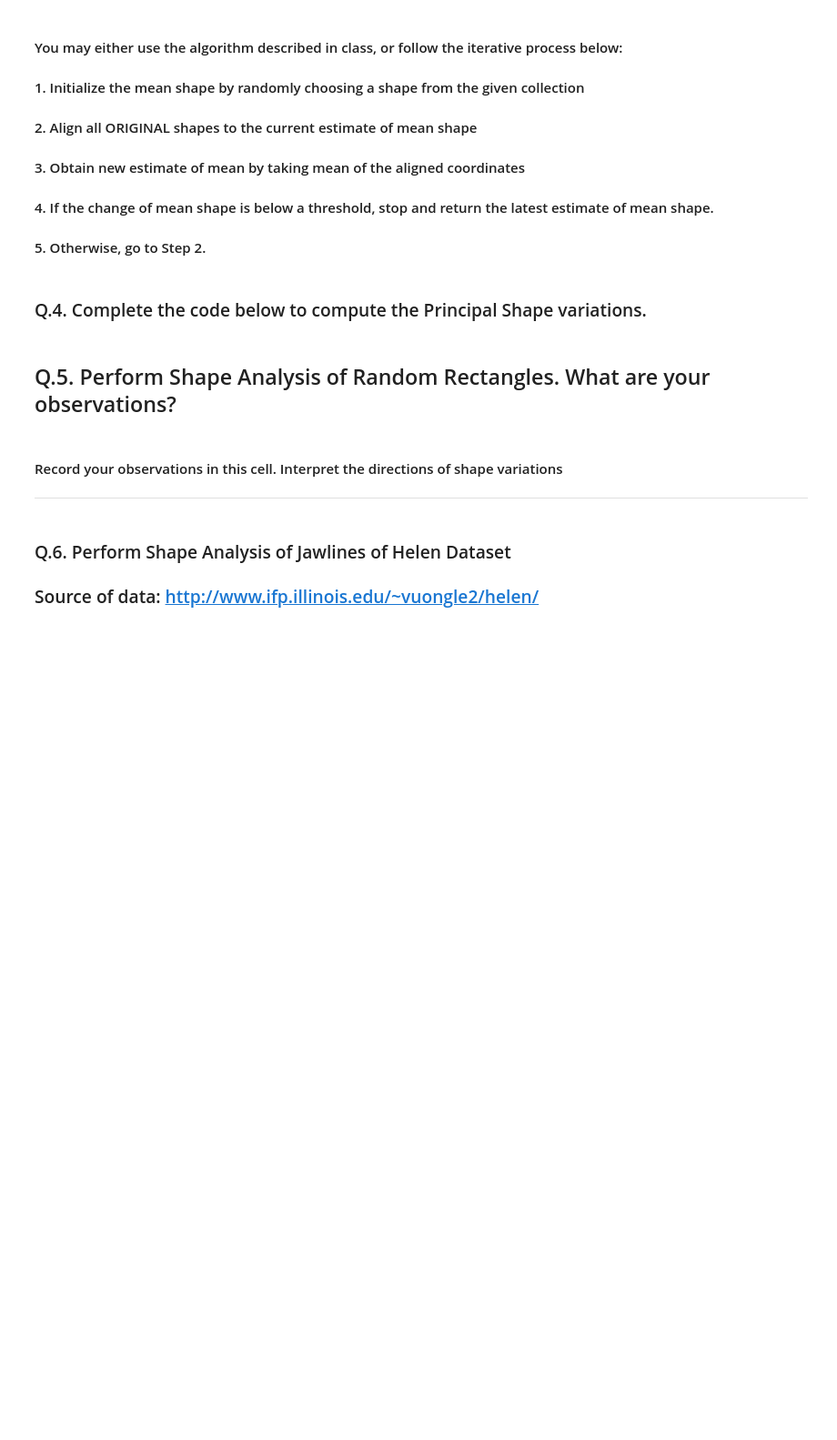
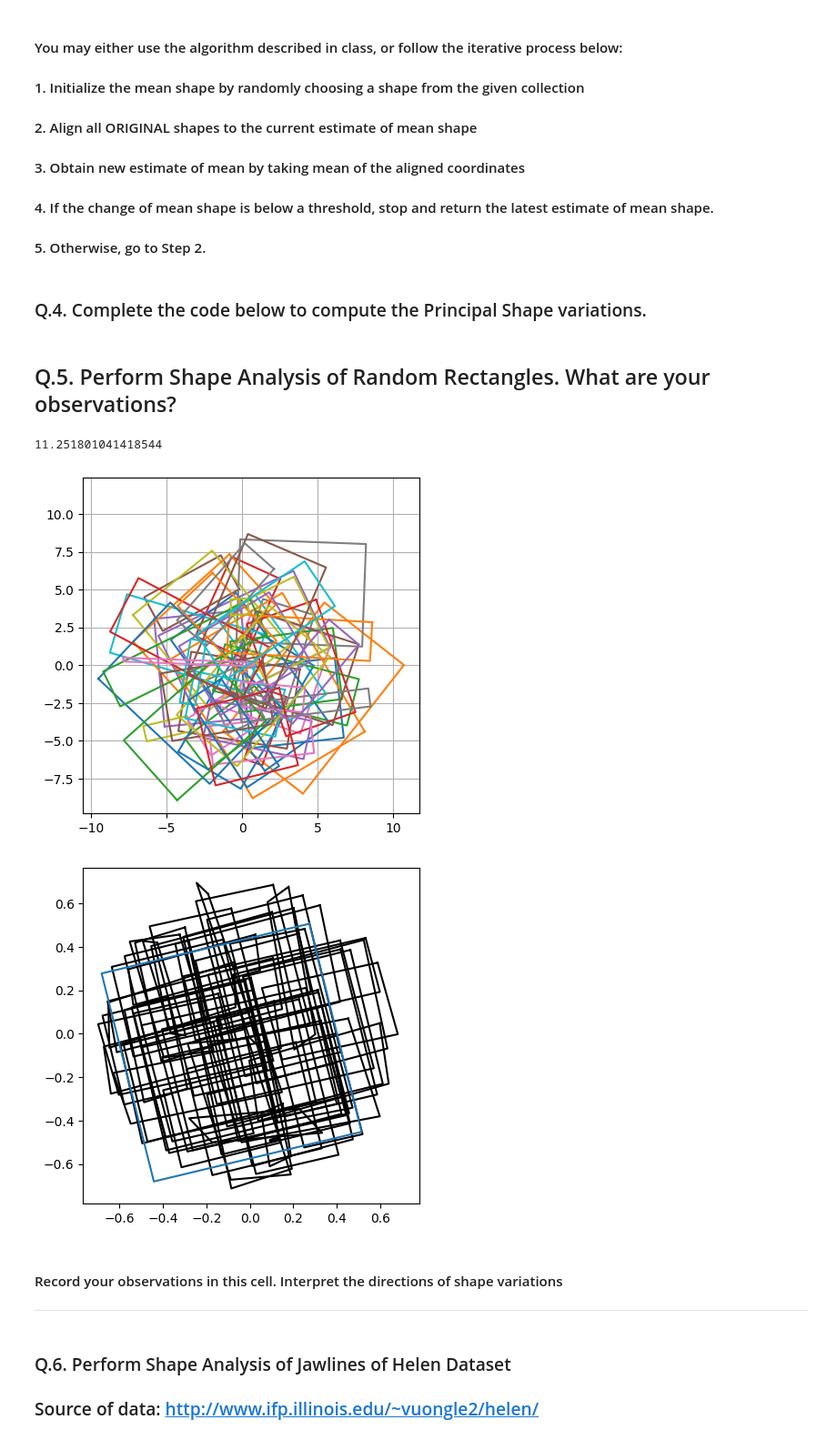
Before and after one commit to shahdhruv29/Computational-Shape-Modelling, a Jupyter notebook: Lab2.ipynb, the cells around one changed output. Shown at 91% size. Cells and saved outputs as stored; diff of their text form; code cells hidden in the pictures; blank space fills up the shorter version.

```diff
--- a/Lab2.ipynb
+++ b/Lab2.ipynb
@@ -230,8 +234,29 @@ def myProcrustes(x0,y0,x,y):
 def myprocrustesmean(x,y):
     n = x.shape[0]
     ##### Write your mean estimation code here
-    ##### Denote your estimated mean coordinates by xm,ym, each of size 1 x m, where m is the
-    ##### number of points in each shape.
+    ##### Denote your estimated mean coordinates by xm,ym, each of size 1 x m, where m is the number of points in each shape.
+
+    # Here we initialize a random mean shape.
+    r_idx = np.random.randint(0, n)
+    x0 = x[r_idx, :]
+    y0 = y[r_idx, :]
+    xst, yst = myProcrustes(x0, y0, x, y)
+    xk = np.mean(xst, axis=0)/np.linalg.norm(np.mean(xst, axis=0))
+    yk = np.mean(yst, axis=0)/np.linalg.norm(np.mean(yst, axis=0))
+
+    mu0 = x0 + 1j * y0
+    mu1 = xk + 1j * yk
+    diff = np.linalg.norm(mu1 - mu0)
+    # print(diff)
+    while(diff > 0.001):
+          xm = xk
+          ym = yk
+          xst, yst = myProcrustes(xm, ym, x, y)
+          xk = np.mean(xst, axis=0)/np.linalg.norm(np.mean(xst, axis=0))
+          yk = np.mean(yst, axis=0)/np.linalg.norm(np.mean(yst, axis=0))
+          mu0 = xm + 1j * ym
+          mu1 = xk + 1j * yk
+          diff = np.linalg.norm(mu1 - mu0)
 
     return xm,ym
 # %% [markdown]
@@ -258,20 +286,26 @@ def myShapevar(x,y,xm,ym):
 # %% [markdown]
 ## Q.5. Perform Shape Analysis of Random Rectangles. What are your observations?
 # %%
-n = 100 # Number of rectangles
+n = 50 # Number of rectangles
 x,y = myRectangle(n) # Generate n random rectangles
 myplot2dshapes(x,y,0,"-") # Plot the rectangles
 xm,ym = myprocrustesmean(x,y) # Compute Procrustes Mean
+# print(xm.shape)
 xa,ya = myProcrustes(xm,ym,x,y) # Align the shape collection with the computed mean
 plt.figure() # New figure
-myplot2dshapes(xa,ya,0,"-") # Plot the aligned shape
-myplot2dshapes(xm,ym,0,"k-") # Plot the mean shape
+myplot2dshapes(xa,ya,0,"k-") # Plot the aligned shape
+# plt.figure() # New figure
+myplot2dshapes(xm,ym,0,"r-") # Plot the mean shape
 
 ##### Principal Shape Variations
-Var,Dir = myShapevar(x,y,xm,ym)
+# Var,Dir = myShapevar(x,y,xm,ym)
 
 ### Write your code to plot mean, mean + 0.1 Dir_1,mean + 0.2 Dir_1, mean - 0.1 Dir_1, mean - 0.2 Dir_1
 ### Write your code to plot mean, mean + 0.1 Dir_2,mean + 0.2 Dir_2, mean - 0.1 Dir_2, mean - 0.2 Dir_2
+# %% [output]
+11.251801041418544
+[figure, added]
+[figure, added]
 # %% [markdown]
 ####  Record your observations in this cell. Interpret the directions of shape variations
 ***
```
Also changed, not shown: parts of 8 cells of this notebook.
